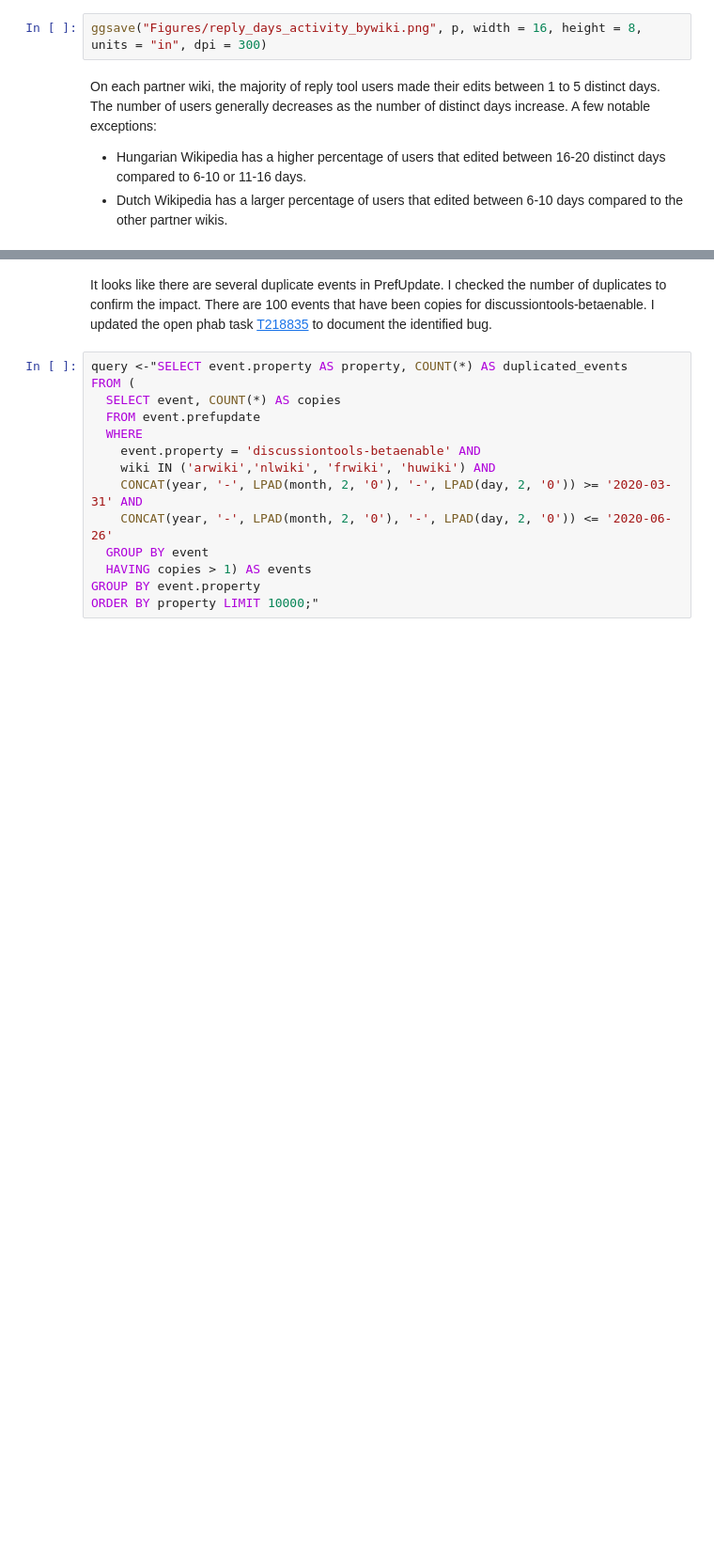
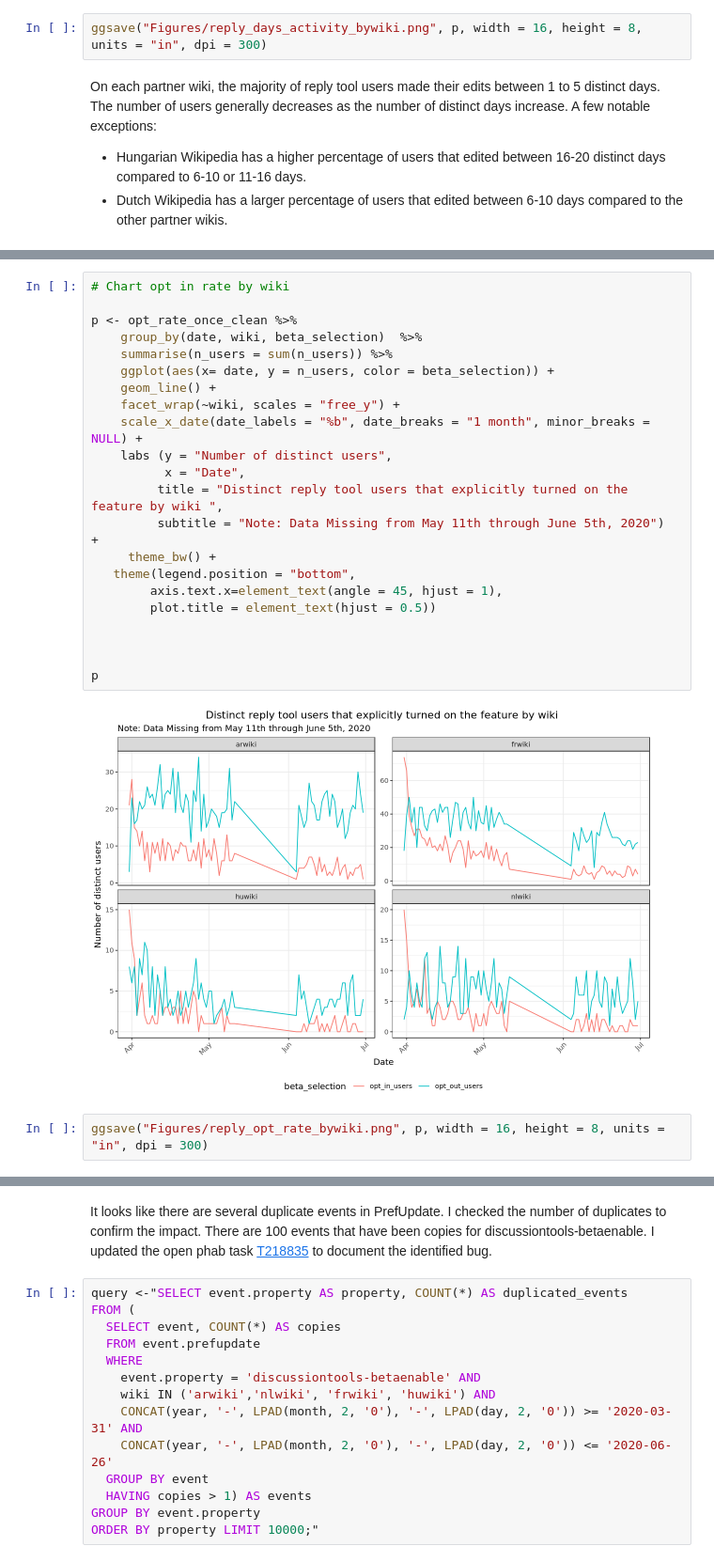
Before and after one commit to wikimedia-research/Reply-tools-analysis-2021, a Jupyter notebook: Replying-Tool-Adoption-Metrics.ipynb, the cells around one changed output, grey strips where cells are left out. Shown at 94% size. Cells and saved outputs as stored; diff of their text form; blank space fills up the shorter version.

```diff
--- a/Replying-Tool-Adoption-Metrics.ipynb
+++ b/Replying-Tool-Adoption-Metrics.ipynb
@@ -627,0 +691,26 @@ ggsave("Figures/reply_optin_rate_bywiki.png", p, width = 16, height = 8, units =
+# %%
+# Chart opt in rate by wiki
+
+p <- opt_rate_once_clean %>%
+    group_by(date, wiki, beta_selection)  %>%
+    summarise(n_users = sum(n_users)) %>%
+    ggplot(aes(x= date, y = n_users, color = beta_selection)) +
+    geom_line() +
+    facet_wrap(~wiki, scales = "free_y") +
+    scale_x_date(date_labels = "%b", date_breaks = "1 month", minor_breaks = NULL) +
+    labs (y = "Number of distinct users",
+          x = "Date",
+         title = "Distinct reply tool users that explicitly turned on the feature by wiki ",
+         subtitle = "Note: Data Missing from May 11th through June 5th, 2020")  +
+     theme_bw() +
+   theme(legend.position = "bottom",
+        axis.text.x=element_text(angle = 45, hjust = 1),
+        plot.title = element_text(hjust = 0.5))
+
+
+
+p
+# %% [output]
+[figure, added]
+# %%
+ggsave("Figures/reply_opt_rate_bywiki.png", p, width = 16, height = 8, units = "in", dpi = 300)
```
Also changed, not shown: parts of 56 cells of this notebook, 2 other files.
